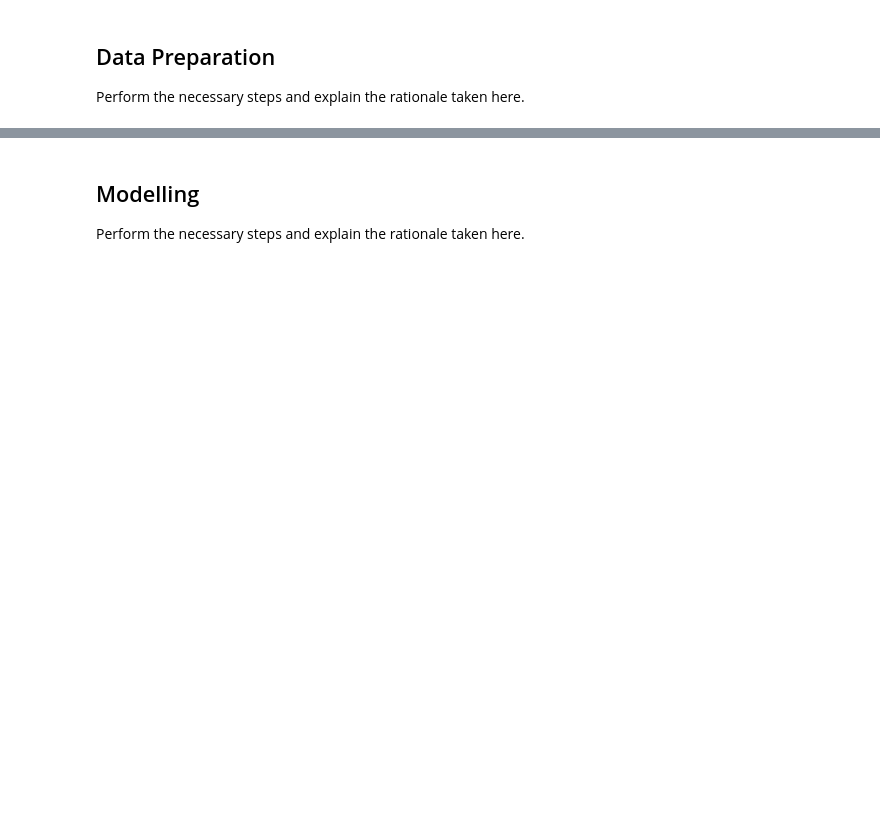
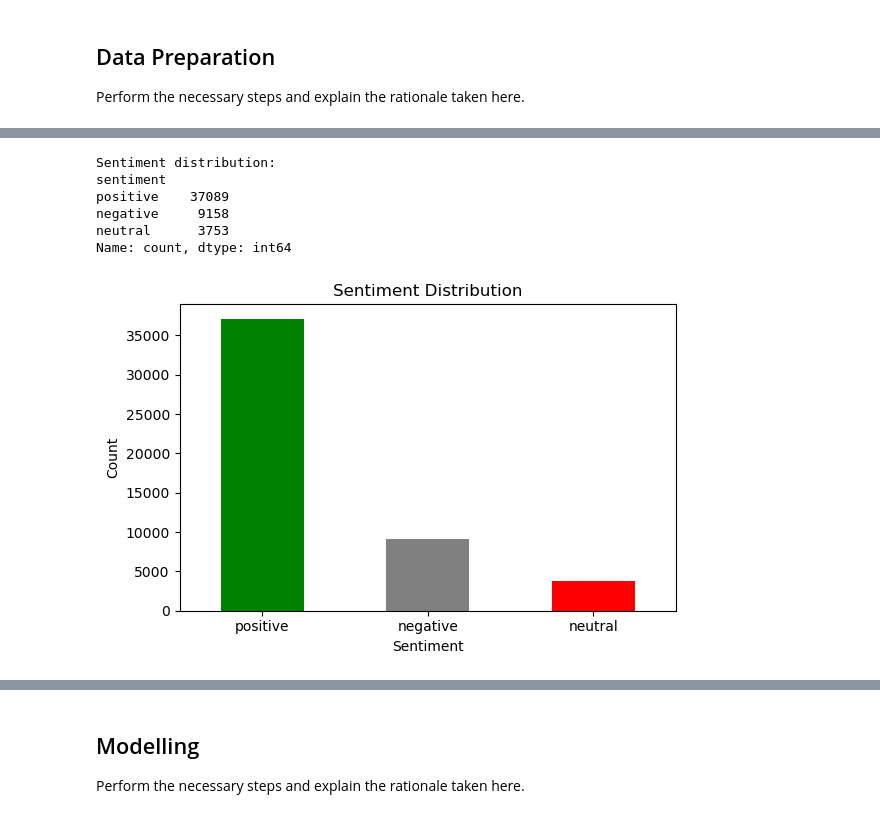
Before and after one commit to Clif8893/cc, a Jupyter notebook: 231220B_SentimentClassification.ipynb, the cells around one changed output, grey strips where cells are left out. Drawn from its saved outputs; the diff is of its cells as text; code cells hidden in the pictures; blank space fills up the shorter version.

```diff
--- a/231220B_SentimentClassification.ipynb
+++ b/231220B_SentimentClassification.ipynb
@@ -42,0 +75,34 @@ Perform the necessary steps and explain the rationale taken here.
+# %%
+# --- 2.1 Create Sentiment Labels from Ratings ---
+def map_sentiment(rating):
+    """Map numeric rating to sentiment category."""
+    if rating >= 4:
+        return 'positive'
+    elif rating == 3:
+        return 'neutral'
+    else:
+        return 'negative'
+
+task2_df_vid_game['sentiment'] = task2_df_vid_game['rating'].apply(map_sentiment)
+
+print("Sentiment distribution:")
+print(task2_df_vid_game['sentiment'].value_counts())
+print()
+
+# Visualise the distribution
+plt.figure(figsize=(6, 4))
+task2_df_vid_game['sentiment'].value_counts().plot(kind='bar', color=['green', 'grey', 'red'])
+plt.title('Sentiment Distribution')
+plt.xlabel('Sentiment')
+plt.ylabel('Count')
+plt.xticks(rotation=0)
+plt.tight_layout()
+plt.show()
+# %% [output]
+Sentiment distribution:
+sentiment
+positive    37089
+negative     9158
+neutral      3753
+Name: count, dtype: int64
+[figure, added]
```
Also changed, not shown: parts of 19 cells of this notebook.
